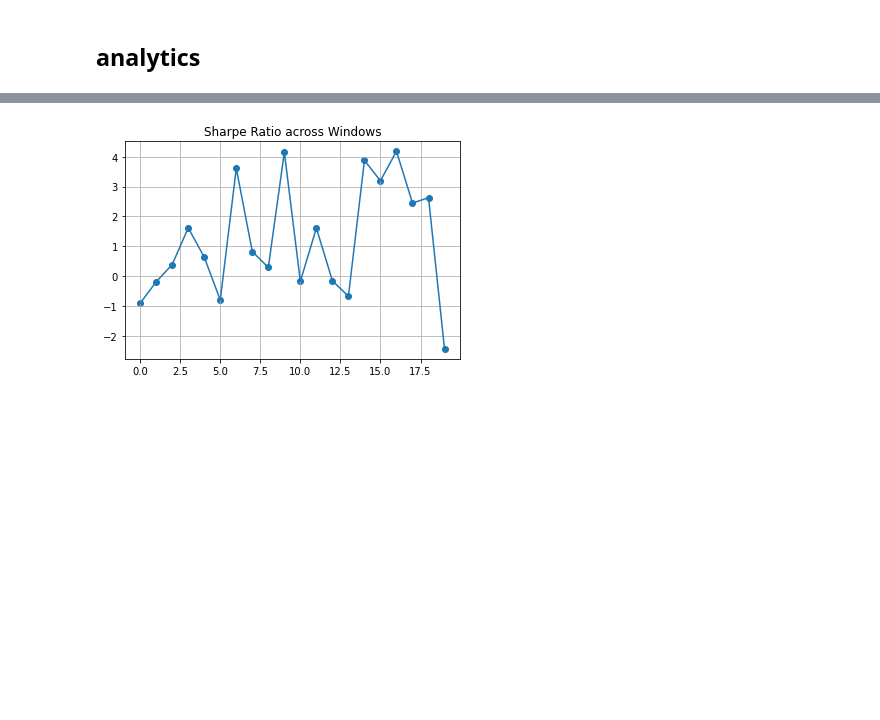
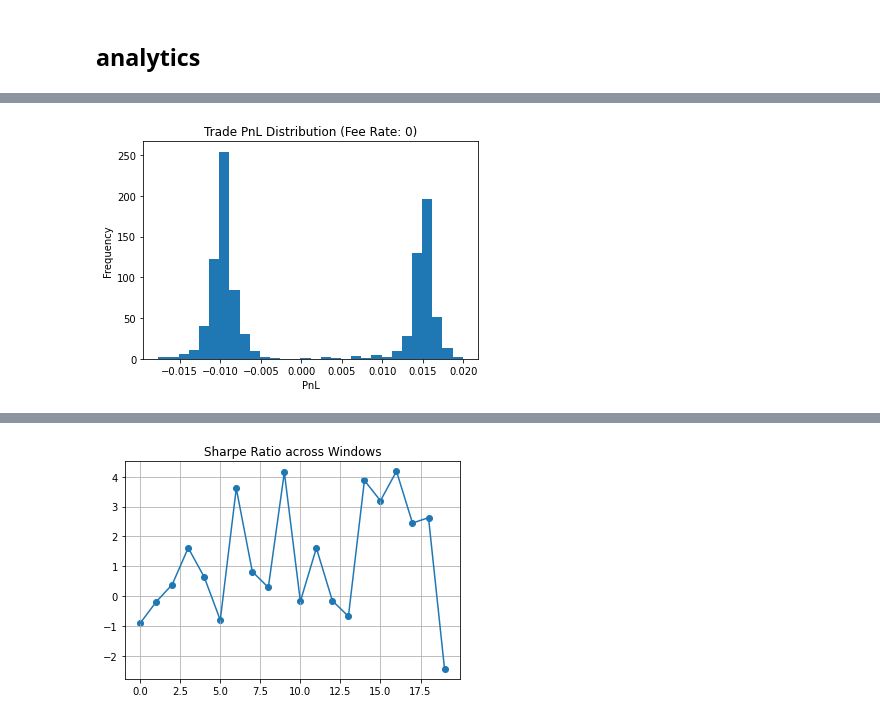
Before and after one commit to s411379067-lab/Strategy-backtester, a Jupyter notebook: run_strategy/run_al_breakout_pullback_50pct.ipynb, the cells around one changed output, grey strips where cells are left out. Cells and saved outputs as stored; diff of their text form; code cells hidden in the pictures; blank space fills up the shorter version.

```diff
--- a/run_strategy/run_al_breakout_pullback_50pct.ipynb
+++ b/run_strategy/run_al_breakout_pullback_50pct.ipynb
@@ -394,0 +498,78 @@ all_metrics_df
+# %%
+from backtester.analytics import basic_metrics
+from dataclasses import replace
+import matplotlib.pyplot as plt
+cfg = BacktestConfig(initial_cash=10000, fee_rate=0.0002, slippage_bps=0.0, conservative_intrabar=True)
+engine = BacktestEngine(cfg)
+rolling_backtest = False
+params = ALBreakoutPullback50pctParams(
+    break_out_series_n = 3, # BO定義:連續突破K線數
+    break_out_n_bars = 40, # 突破區間長度（K線數）
+    BO_n_times_atr= 2,
+    max_notional_pct = 1, # 最大虧損佔資金比例%
+    pullback_ratio= [0.2, 0.3], # 回調比例
+    min_sl_range_pct= 0.8,
+    n_bar_pivot= 3,  # pivot高低點定義K線數
+    min_qty = 0.0001, # 最小BTC下單量
+    sl_atr_like = 0.0,  # MVP不做ATR，示範保留欄位
+    rr = 1.5,           # TP = SL距離 * rr
+    time_exit_bars = 1000,
+    allow_side= None,#Side.LONG,
+    sizing_equity_base=SizingEquityBase.CURRENT,
+)
+def core_metrics(result):
+    metrics = basic_metrics(result)
+    equity_curve = result.equity_curve
+    trades_df = pd.DataFrame([t.__dict__ for t in result.trades])
+    trade_pnl = trades_df["pnl"]
+    # pnl/equity
+    trade_pnl_pct = trades_df["pnl"] / equity_curve.shift(1).reindex(trades_df["entry_time"]).values
+    trades = len(trades_df)
+    win_rate = metrics['win_rate']
+    profit_factor = metrics['profit_factor']
+    sharpe_ratio = metrics['sharpe_ratio']
+    MDD = metrics['max_drawdown']
+    mean_pnl_pct = trade_pnl_pct.mean()
+    median_pnl_pct = trade_pnl_pct.median()
+    p10_pnl_pct = trade_pnl_pct.quantile(0.1)
+    p90_pnl_pct = trade_pnl_pct.quantile(0.9)
+    return {
+        'trades': trades,
+        'win_rate': win_rate,
+        'profit_factor': profit_factor,
+        'sharpe_ratio': sharpe_ratio,
+        'max_drawdown': MDD,
+        'mean_pnl_pct': mean_pnl_pct,
+        'median_pnl_pct': median_pnl_pct,
+        'p10_pnl_pct': p10_pnl_pct,
+        'p90_pnl_pct': p90_pnl_pct,
+    }
+if rolling_backtest == False:
+    for fee_rate in [0]:
+        strategy = ALBreakoutPullback50pctStrategy(params)
+        cfg2 = replace(cfg, fee_rate=fee_rate)
+        engine = BacktestEngine(cfg2)
+        print(engine.config.fee_rate)
+        result = engine.run(df, strategy)
+        metrics = basic_metrics(result)
+        print(f"=== Fee Rate: {fee_rate*100:.3f}% ===")
+        for k, v in metrics.items():
+            if k in ['total_days', 'trades', 'win_rate', 'profit_factor', 'max_drawdown', 'sharpe_ratio']:
+                # print(f"{k}: {v}")
+                pass
+        for k, v in core_metrics(result).items():
+            print(f"{k}: {v}")
+        print(f"final profit: {result.equity_curve.values[-1] - result.equity_curve.values[0]}")
+        trades_df = pd.DataFrame([t.__dict__ for t in result.trades])
+        trade_pnl = trades_df["pnl"]
+        trades_df["entry_time_hour"] = trades_df["entry_time"].dt.hour
+        trade_grouped = trades_df.groupby('entry_time_hour').agg({'pnl': ['mean', 'sum', 'max', 'min', 'count']}).reset_index()
+        print(trade_grouped)
+        trade_pnl_pct = trades_df["pnl"] / result.equity_curve.shift(1).reindex(trades_df["entry_time"]).values
+
+        plt.hist(trade_pnl_pct, bins=30)
+        plt.title(f"Trade PnL Distribution (Fee Rate: {fee_rate})")
+        plt.xlabel("PnL")
+        plt.ylabel("Frequency")
+        plt.show()
+# %% [output]
@@ -394,0 +593 @@ all_metrics_df
+[figure, added]
```
Also changed, not shown: parts of 15 cells of this notebook, 4 other files.
